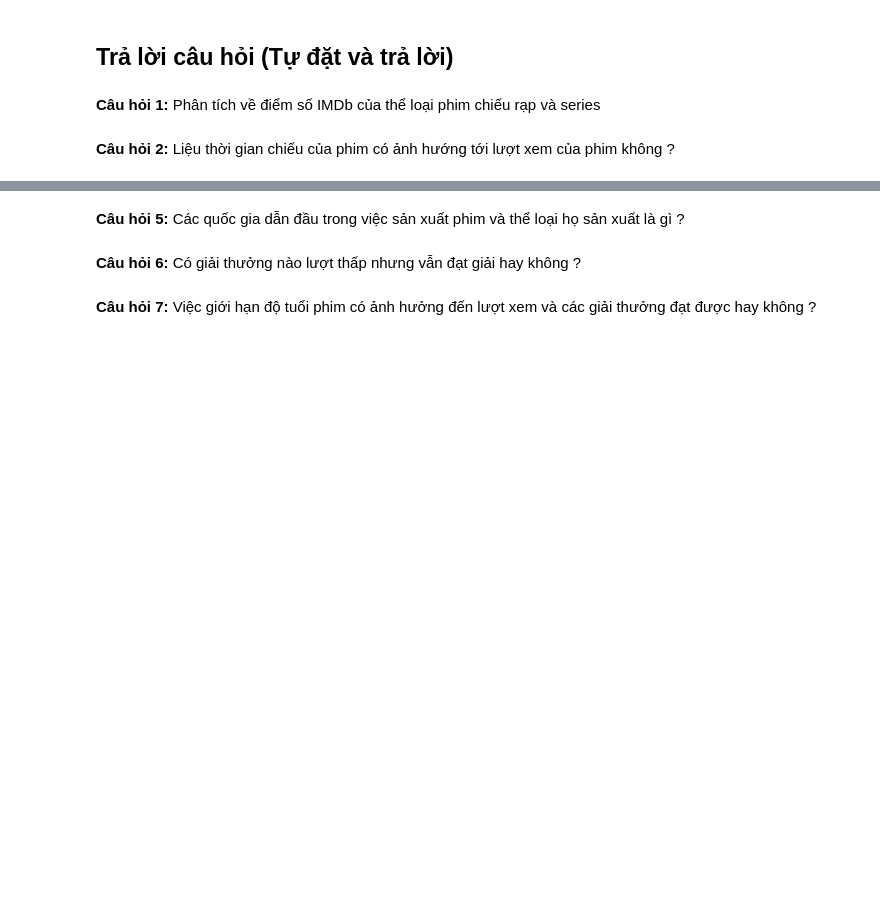
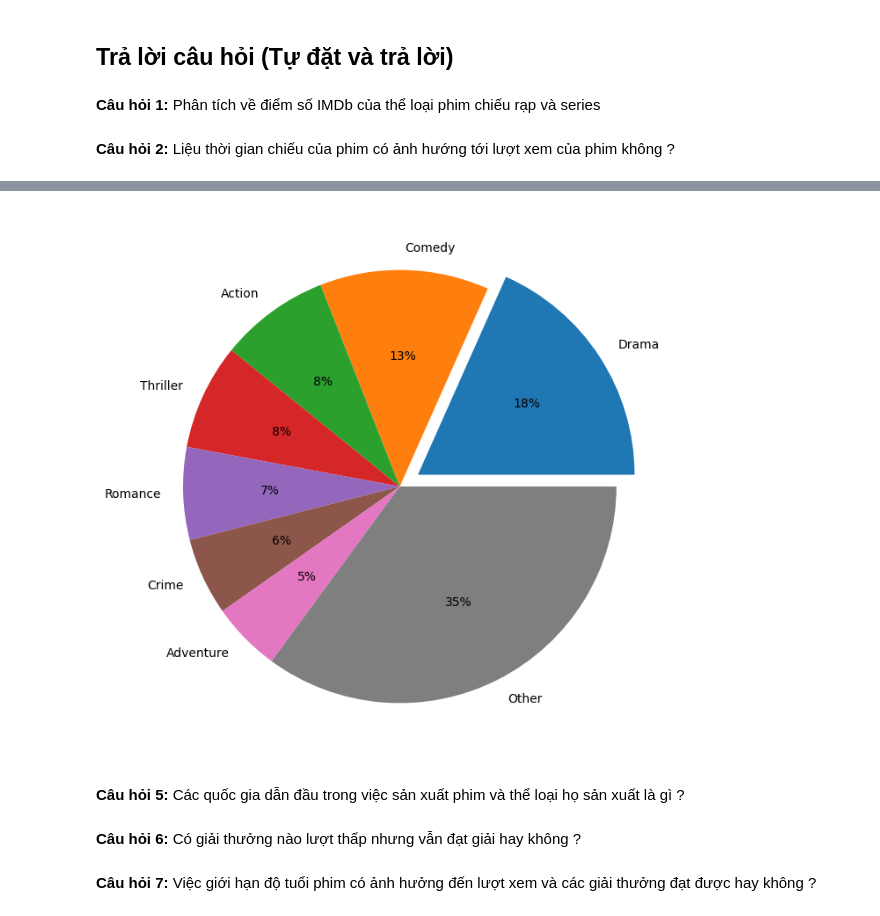
Before and after one commit to VienHaiYen/Netflix-dataset-2021, a Jupyter notebook: main.ipynb, the cells around one changed output, grey strips where cells are left out. Saved outputs shown, nothing was run; the diff lists cells and outputs as text; code cells hidden in the pictures; blank space fills up the shorter version.

```diff
--- a/main.ipynb
+++ b/main.ipynb
@@ -184,3 +183,7 @@ array([(0, 0.5), (1, 2), (2, nan), (0.5, 1), (nan, nan)], dtype=object)
+# %%
+columns=["Genre","Tags","Languages","Country Availability","Writer","Actors","Production House"]
+for col in columns:
+    df[col]=df[col].transform(lambda x: x.split(', ') if x is not np.nan else x)
 # %% [markdown]
 ### Khám phá sau khi tiền xử lí
 # %% [markdown]
@@ -197,0 +201,9 @@ array([(0, 0.5), (1, 2), (2, nan), (0.5, 1), (nan, nan)], dtype=object)
+# %%
+df1=df[['Genre']].copy().dropna()
+df1=df1.Genre.apply(pd.Series).merge(df1,right_index=True,left_index=True)
+df1=df1.melt(id_vars=['Genre'],value_name="Genre_Split")
+df1=df1.drop(["variable","Genre"],axis=1).dropna()
+df1['Count']=np.ones(len(df1))
+df1=df1.groupby(['Genre_Split'])['Count'].sum().to_frame().reset_index(names="Genre_Split")
+df1=df1.sort_values(by=["Count"],ascending=False,ignore_index=True)
+df1
@@ -198,3 +228,19 @@ array([(0, 0.5), (1, 2), (2, nan), (0.5, 1), (nan, nan)], dtype=object)
+# %%
+show_amount=7
+
+other=["Other",df1["Count"][show_amount:].sum()]
+df1=df1.drop(np.arange(show_amount,len(df1)))
+df1.loc[len(df1)]=other
+# %%
+plt.subplots(figsize=(18,8))
+plt.pie(df1['Count'],
+        labels = df1['Genre_Split'],
+        autopct='%.0f%%',
+        explode=np.concatenate((np.array([0.1]),np.zeros(len(df1)-1)))
+        )
+plt.show()
+# %% [output]
+[figure, added]
 # %% [markdown]
 **Câu hỏi 5:** Các quốc gia dẫn đầu trong việc sản xuất phim và thể loại họ sản xuất là gì ?
 # %% [markdown]
```
Also changed, not shown: parts of 5 cells of this notebook.
